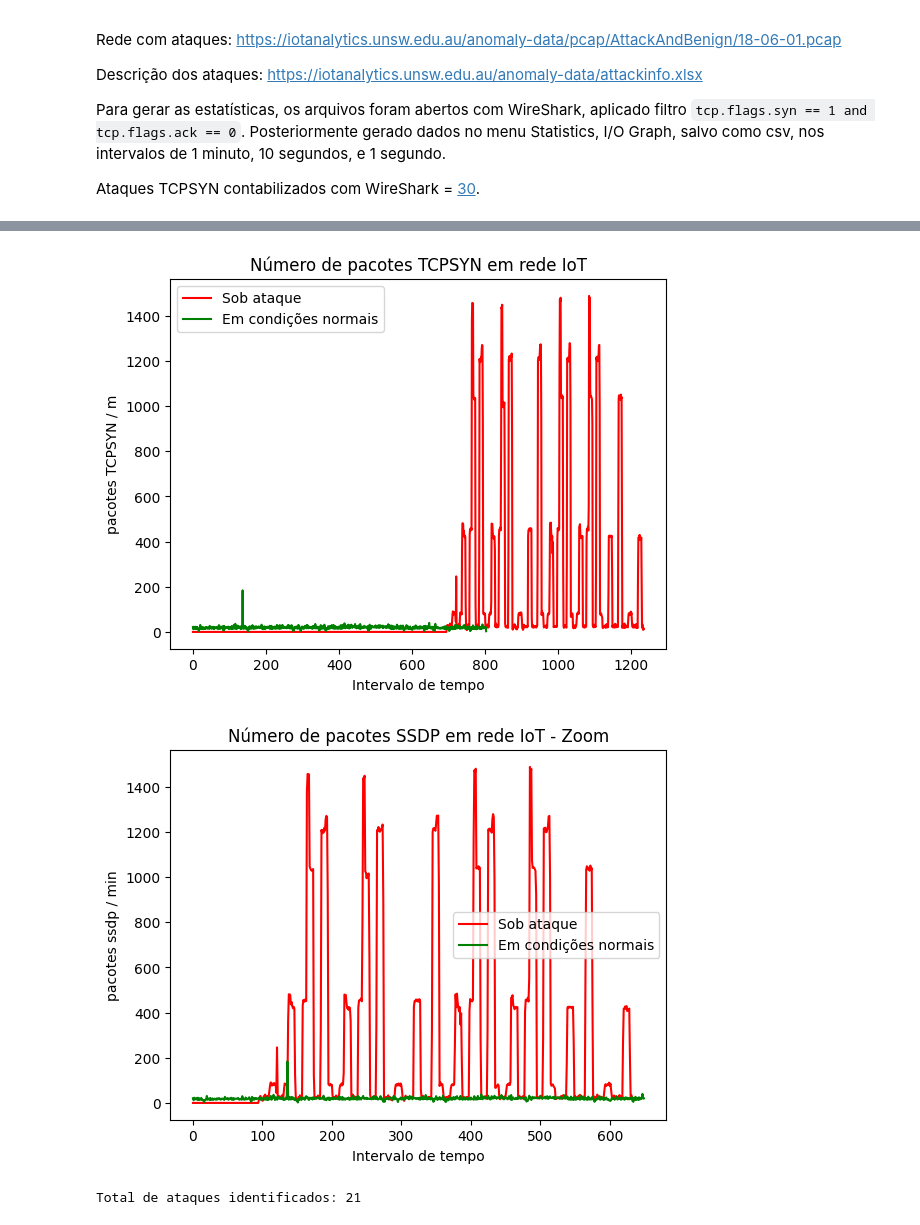
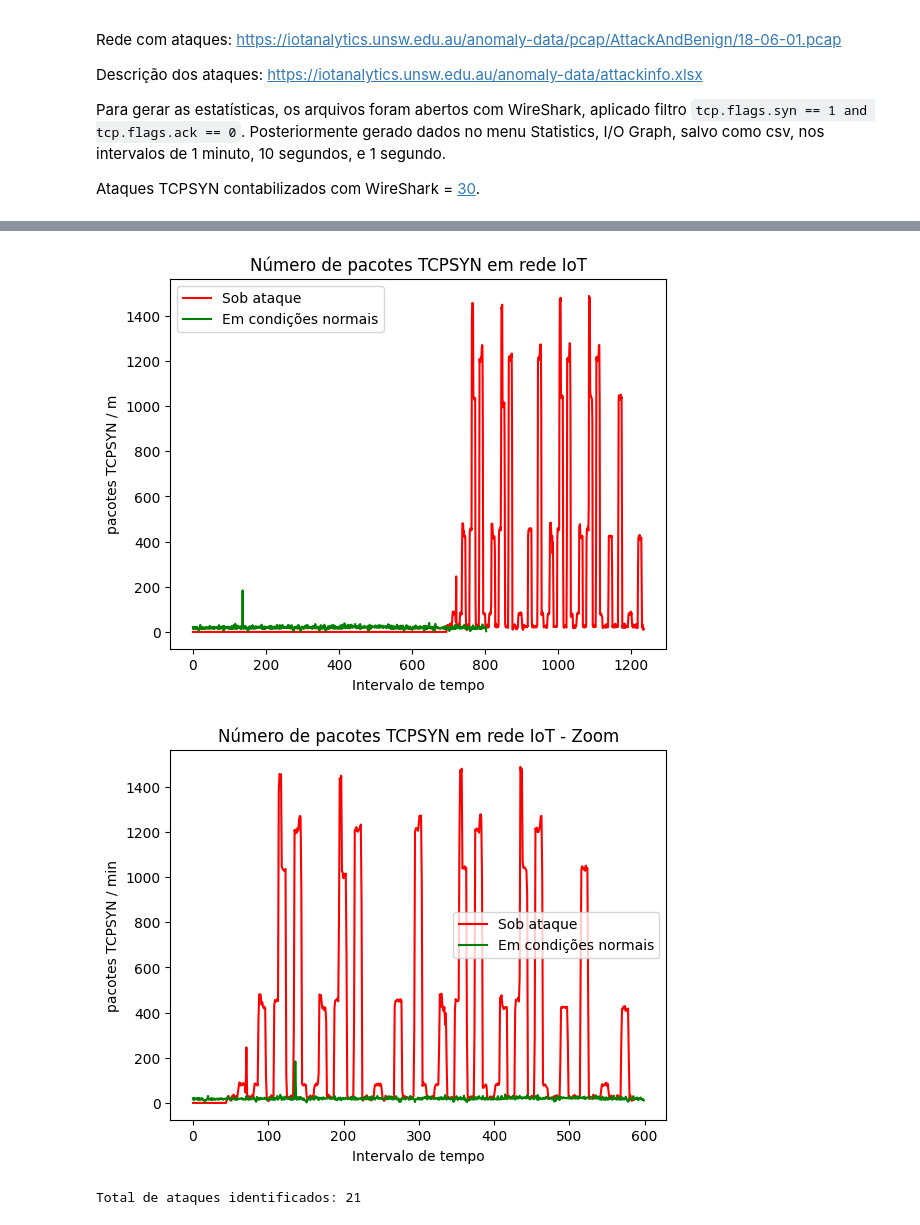
Before and after one commit to hflautert/AnomalyDetection, a Jupyter notebook: AnomaliaTCPSYN.ipynb, the cells around one changed output, grey strips where cells are left out. Drawn from its saved outputs; the diff is of its cells as text; code cells hidden in the pictures.

```diff
--- a/AnomaliaTCPSYN.ipynb
+++ b/AnomaliaTCPSYN.ipynb
@@ -31,37 +31,37 @@ with httpimport.remote_repo(url):
 # %%
 # Carregando dados
 
 dados_normal_1m = fmm.prep_csv("https://raw.githubusercontent.com/hflautert/AnomalyDetection/main/Stats/18-05-31_benign_tcpsyn_1m.csv")
 dados_normal_10s = fmm.prep_csv("https://raw.githubusercontent.com/hflautert/AnomalyDetection/main/Stats/18-05-31_benign_tcpsyn_10s.csv")
 dados_normal_1s = fmm.prep_csv("https://raw.githubusercontent.com/hflautert/AnomalyDetection/main/Stats/18-05-31_benign_tcpsyn_1s.csv")
 
 dados_ataque_1m = fmm.prep_csv("https://raw.githubusercontent.com/hflautert/AnomalyDetection/main/Stats/18-06-01_tcpsyn_1m.csv")
 dados_ataque_10s = fmm.prep_csv("https://raw.githubusercontent.com/hflautert/AnomalyDetection/main/Stats/18-06-01_tcpsyn_10s.csv")
 dados_ataque_1s = fmm.prep_csv("https://raw.githubusercontent.com/hflautert/AnomalyDetection/main/Stats/18-06-01_tcpsyn_1s.csv")
 
 tipo_dos_pacotes='TCPSYN'
 
 fmm.visualiza(dados_normal_1m,'m','g','Rede IoT em condições normais',tipo_dos_pacotes)
 fmm.visualiza(dados_ataque_1m,'m','r','Rede IoT sob ataque',tipo_dos_pacotes)
 fmm.visualizamix(dados_ataque_1m,'r',dados_normal_1m,'g','m',tipo_dos_pacotes)
 
 # Vizualização otimizada com zoom na janela de ataque de 1, 10 e 100 pcts/s
-v_dados_normal_1m = dados_normal_1m[:650]
-v_dados_ataque_1m = dados_ataque_1m[600:]
+v_dados_normal_1m = dados_normal_1m[:600]
+v_dados_ataque_1m = dados_ataque_1m[650:]
 
 # Unindo linhas
 plt.plot(v_dados_ataque_1m, color = 'r', label = "Sob ataque")
 plt.plot(v_dados_normal_1m, color = 'g', label = "Em condições normais")
-plt.title('Número de pacotes SSDP em rede IoT - Zoom')
+plt.title('Número de pacotes '+tipo_dos_pacotes+' em rede IoT - Zoom')
 plt.xlabel('Intervalo de tempo')
-plt.ylabel('pacotes ssdp / min')
+plt.ylabel('pacotes '+tipo_dos_pacotes+' / min')
 plt.legend()
 plt.show()
 # %% [output]
 [figure]
 [figure]
 [figure]
-[figure, old version]
+[figure, new version]
 # %%
 ## Para reaproveitamento das chamadas
 dados_normal=dados_normal_1m
```
Also changed, not shown: parts of 2 cells of this notebook.
